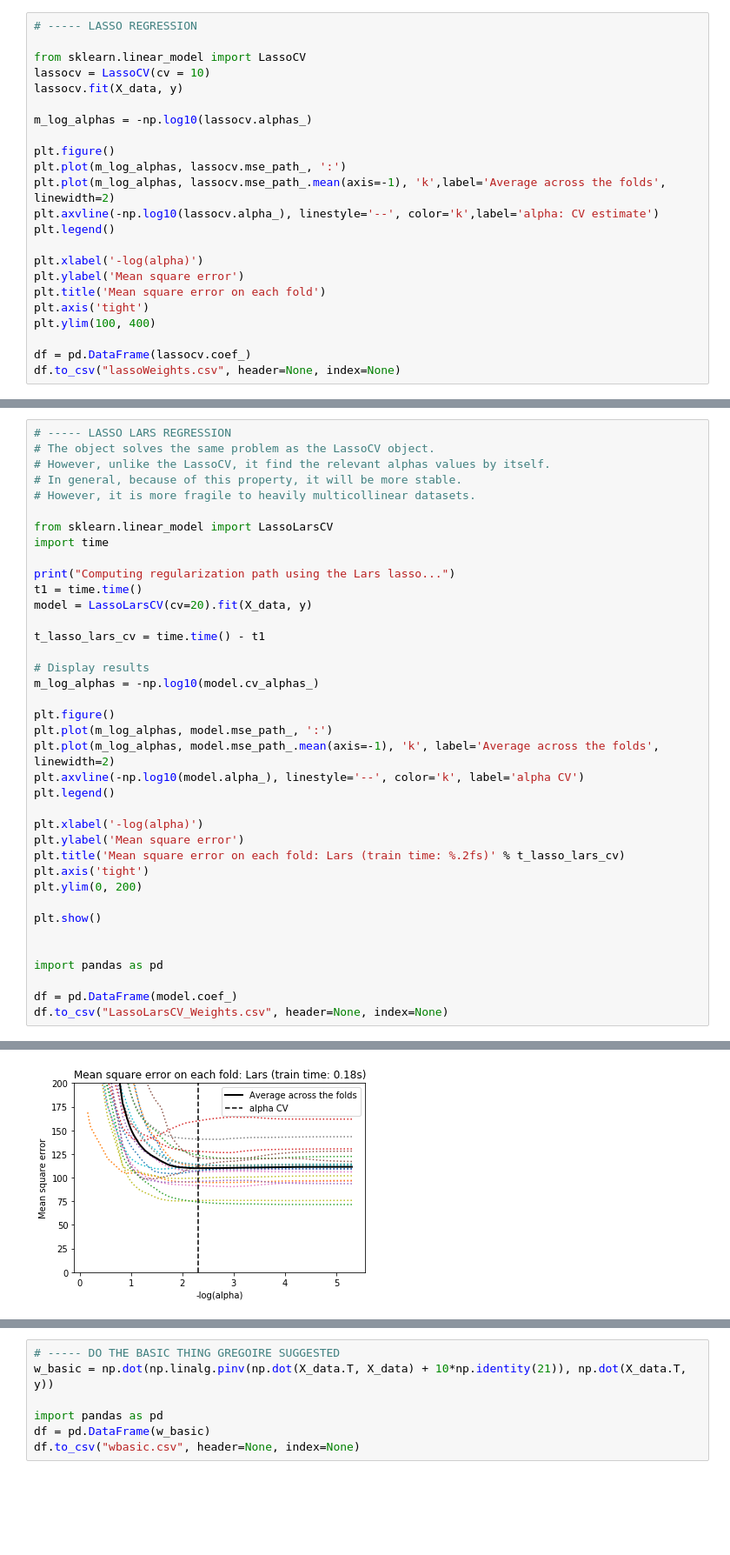
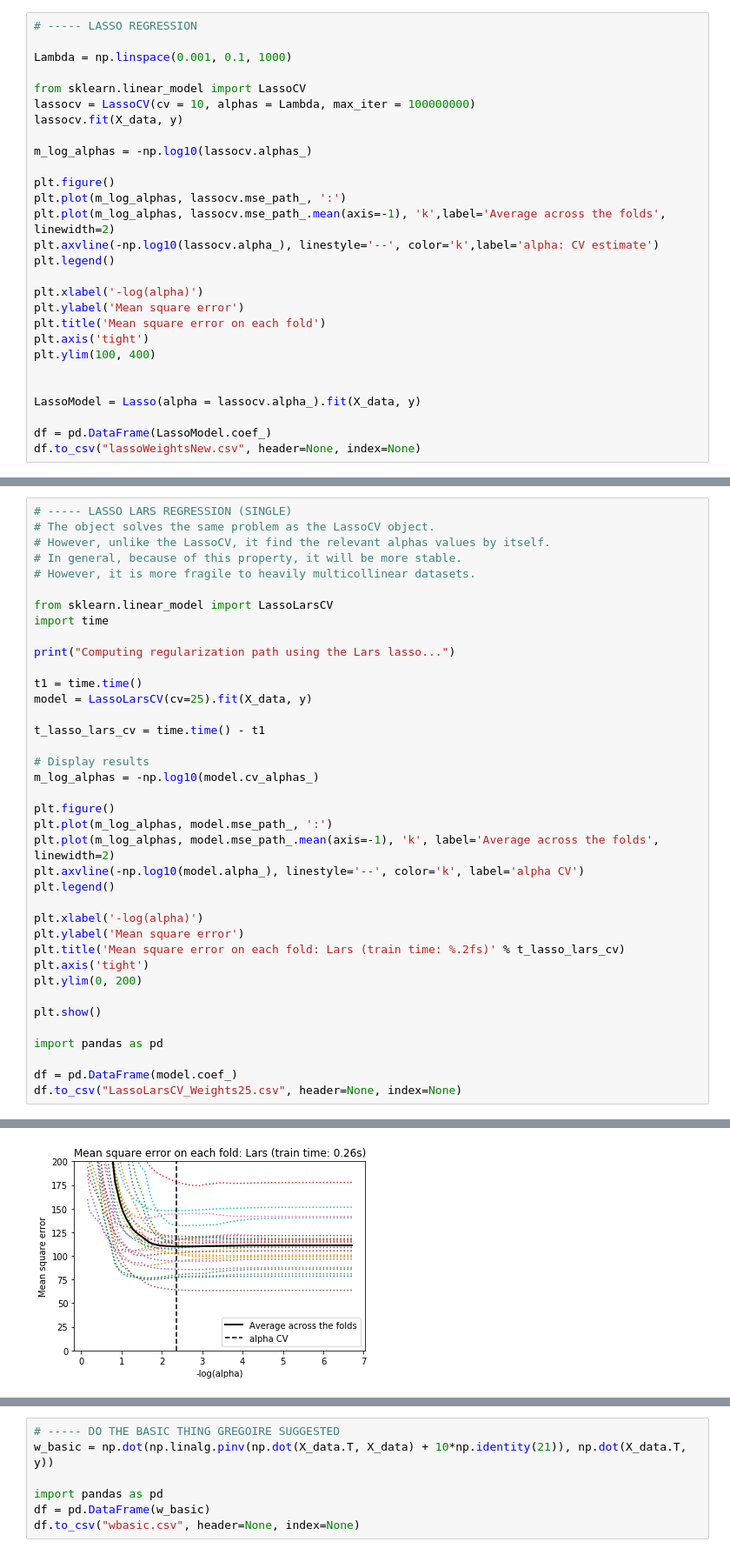
Before and after one commit to dauceg/Intro-ML-jagchirac, a Jupyter notebook: Task 1b - Introduction to Machine Learning.ipynb, the cells around one changed output, grey strips where cells are left out. Shown at 87% size. Saved outputs shown, nothing was run; the diff lists cells and outputs as text; blank space fills up the shorter version.

```diff
--- a/Task 1b - Introduction to Machine Learning.ipynb
+++ b/Task 1b - Introduction to Machine Learning.ipynb
@@ -77,8 +77,10 @@ df.to_csv("xdata.csv", header=None, index=None)
 # %%
 # ----- LASSO REGRESSION
 
+Lambda = np.linspace(0.001, 0.1, 1000)
+
 from sklearn.linear_model import LassoCV
-lassocv = LassoCV(cv = 10)
+lassocv = LassoCV(cv = 10, alphas = Lambda, max_iter = 100000000)
 lassocv.fit(X_data, y)
 
 m_log_alphas = -np.log10(lassocv.alphas_)
@@ -95,6 +97,9 @@ plt.title('Mean square error on each fold')
 plt.axis('tight')
 plt.ylim(100, 400)
 
-df = pd.DataFrame(lassocv.coef_)
-df.to_csv("lassoWeights.csv", header=None, index=None)
+
+LassoModel = Lasso(alpha = lassocv.alpha_).fit(X_data, y)
+
+df = pd.DataFrame(LassoModel.coef_)
+df.to_csv("lassoWeightsNew.csv", header=None, index=None)
 # %% [output]
@@ -102,5 +151,5 @@ df.to_csv("lassoWeights.csv", header=None, index=None)
 # %%
-# ----- LASSO LARS REGRESSION
+# ----- LASSO LARS REGRESSION (SINGLE)
 # The object solves the same problem as the LassoCV object.
 # However, unlike the LassoCV, it find the relevant alphas values by itself.
 # In general, because of this property, it will be more stable.
@@ -109,34 +158,34 @@ df.to_csv("lassoWeights.csv", header=None, index=None)
 from sklearn.linear_model import LassoLarsCV
 import time
 
 print("Computing regularization path using the Lars lasso...")
+
 t1 = time.time()
-model = LassoLarsCV(cv=20).fit(X_data, y)
+model = LassoLarsCV(cv=25).fit(X_data, y)
 
 t_lasso_lars_cv = time.time() - t1
 
 # Display results
 m_log_alphas = -np.log10(model.cv_alphas_)
 
 plt.figure()
 plt.plot(m_log_alphas, model.mse_path_, ':')
 plt.plot(m_log_alphas, model.mse_path_.mean(axis=-1), 'k', label='Average across the folds', linewidth=2)
 plt.axvline(-np.log10(model.alpha_), linestyle='--', color='k', label='alpha CV')
 plt.legend()
 
 plt.xlabel('-log(alpha)')
 plt.ylabel('Mean square error')
 plt.title('Mean square error on each fold: Lars (train time: %.2fs)' % t_lasso_lars_cv)
 plt.axis('tight')
 plt.ylim(0, 200)
 
 plt.show()
 
-
 import pandas as pd
 
 df = pd.DataFrame(model.coef_)
-df.to_csv("LassoLarsCV_Weights.csv", header=None, index=None)
+df.to_csv("LassoLarsCV_Weights25.csv", header=None, index=None)
 # %% [output]
 Computing regularization path using the Lars lasso...
-[figure, old version]
+[figure, new version]
```
Also changed, not shown: parts of 6 cells of this notebook.
